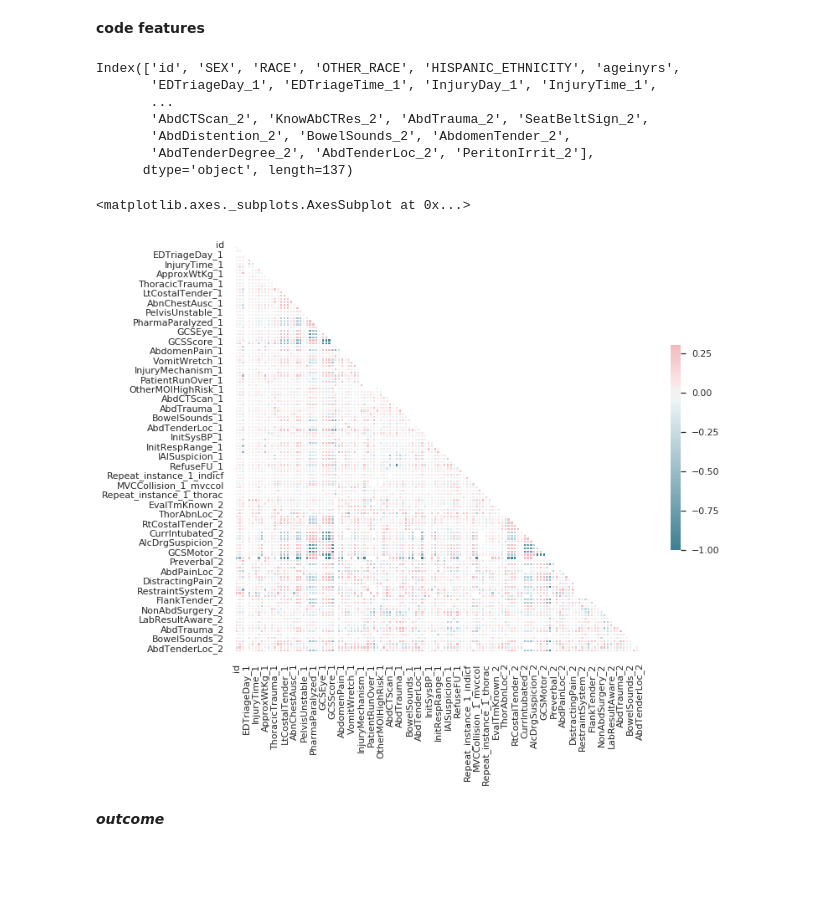
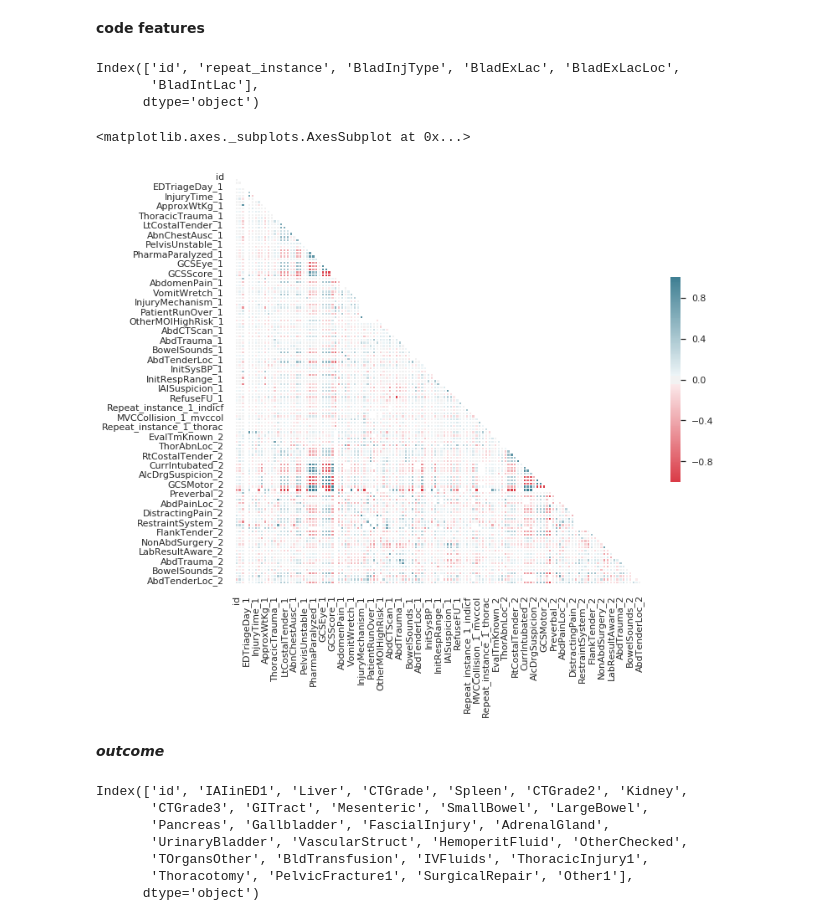
Before and after one commit to csinva/iai-clinical-decision-rule, a Jupyter notebook: preprocessing.ipynb, the cells around one changed output. Drawn from its saved outputs; the diff is of its cells as text; code cells hidden in the pictures; blank space fills up the shorter version.

```diff
--- a/preprocessing.ipynb
+++ b/preprocessing.ipynb
@@ -24,7 +30,8 @@ import pandas as pd
 ddir = 'iaip_data/Datasets'
 fnames = sorted([fname for fname in os.listdir(ddir)
                  if 'csv' in fname
-                 and not 'formats' in fname])
+                 and not 'formats' in fname
+                 and not 'form6' in fname]) # remove outcome
 feature_names = [fname[:-4].replace('form', '').replace('-', '_') for fname in fnames]
 # demographics = pd.read_csv('iaip_data/Datasets/demographics.csv')
 # print(fnames)
@@ -68,7 +75,8 @@ plt.show()
 # %%
 df = r[fnames[0]]
 how = 'outer'
-for i, fname in tqdm(enumerate(fnames[1:8])):
+print(len(fnames))
+for i, fname in tqdm(enumerate(fnames[1:])):
     df2 = r[fname].copy()
     rename_dict = {
         key: key + '_' + feature_names[i + 1][:8]
@@ -77,6 +85,7 @@ for i, fname in tqdm(enumerate(fnames[1:8])):
     }
     df2.rename(columns=rename_dict, inplace=True)
     df = pd.merge(df, df2, on='id', how=how)
+df.to_pickle('features.pkl')
 # %% [markdown]
 **code features**
 # %%
@@ -90,39 +99,27 @@ for k in ['ageinyrs']:
 # %%
 df.keys()
 # %% [output]
-Index(['id', 'SEX', 'RACE', 'OTHER_RACE', 'HISPANIC_ETHNICITY', 'ageinyrs',
-       'EDTriageDay_1', 'EDTriageTime_1', 'InjuryDay_1', 'InjuryTime_1',
-       ...
-       'AbdCTScan_2', 'KnowAbCTRes_2', 'AbdTrauma_2', 'SeatBeltSign_2',
-       'AbdDistention_2', 'BowelSounds_2', 'AbdomenTender_2',
-       'AbdTenderDegree_2', 'AbdTenderLoc_2', 'PeritonIrrit_2'],
-      dtype='object', length=137)
+Index(['id', 'repeat_instance', 'BladInjType', 'BladExLac', 'BladExLacLoc',
+       'BladIntLac'],
+      dtype='object')
 # %%
-from string import ascii_letters
-import numpy as np
-import pandas as pd
-import seaborn as sns
-import matplotlib.pyplot as plt
-
-sns.set(style="white")
-
 # Compute the correlation matrix
 corr = df.corr()
 
 # Generate a mask for the upper triangle
 mask = np.zeros_like(corr, dtype=np.bool)
 mask[np.triu_indices_from(mask)] = True
 f, ax = plt.subplots(figsize=(11, 9))
-cmap = sns.diverging_palette(220, 10, as_cmap=True)
+cmap = sns.diverging_palette(10, 220, as_cmap=True)
 
 # Draw the heatmap with the mask and correct aspect ratio
-sns.heatmap(corr, mask=mask, cmap=cmap, vmax=.3, center=0,
+sns.heatmap(corr, mask=mask, cmap=cmap, center=0,
             square=True, linewidths=.5, cbar_kws={"shrink": .5})
 # sns.clustermap(corr) #, mask=mask, cmap=cmap, vmax=.3, center=0,
 #             square=True, linewidths=.5, cbar_kws={"shrink": .5})
 # %% [output]
 <matplotlib.axes._subplots.AxesSubplot at 0x...>
-[figure, old version]
+[figure, new version]
 # %% [markdown]
 ***outcome***
 # %%
@@ -135,9 +132,17 @@ outcome_serious = pd.DataFrame({
 # Intra-abdominal injury diagnosed in the ED/during hospitalization by any diagnostic method
 # 1 is yes
 # 2 is no -> remap to 0
-outcomes_full_pi = pd.read_csv('iaip_data/Datasets/form6b.csv')
-outcomes_full_pi.keys()
-outcomes_full_pi['id'] = outcomes_full_pi['SubjectID']
+outcomes_full_pi = pd.read_csv('iaip_data/Datasets/form6b.csv').rename(columns={'SubjectID': 'id'}) #, inplace=True)
+print(outcomes_full_pi.keys())
+# outcomes_full_pi['id'] = outcomes_full_pi['SubjectID']
 idxs = outcomes_full_pi['IAIinED1'] == 2
 outcomes_full_pi.loc[idxs, 'IAIinED1'] = 0
 outcomes = outcomes_full_pi[['id', 'IAIinED1']]
+# %% [output]
+Index(['id', 'IAIinED1', 'Liver', 'CTGrade', 'Spleen', 'CTGrade2', 'Kidney',
+       'CTGrade3', 'GITract', 'Mesenteric', 'SmallBowel', 'LargeBowel',
+       'Pancreas', 'Gallbladder', 'FascialInjury', 'AdrenalGland',
+       'UrinaryBladder', 'VascularStruct', 'HemoperitFluid', 'OtherChecked',
+       'TOrgansOther', 'BldTransfusion', 'IVFluids', 'ThoracicInjury1',
+       'Thoracotomy', 'PelvicFracture1', 'SurgicalRepair', 'Other1'],
+      dtype='object')
```
Also changed, not shown: parts of 2 cells of this notebook.
